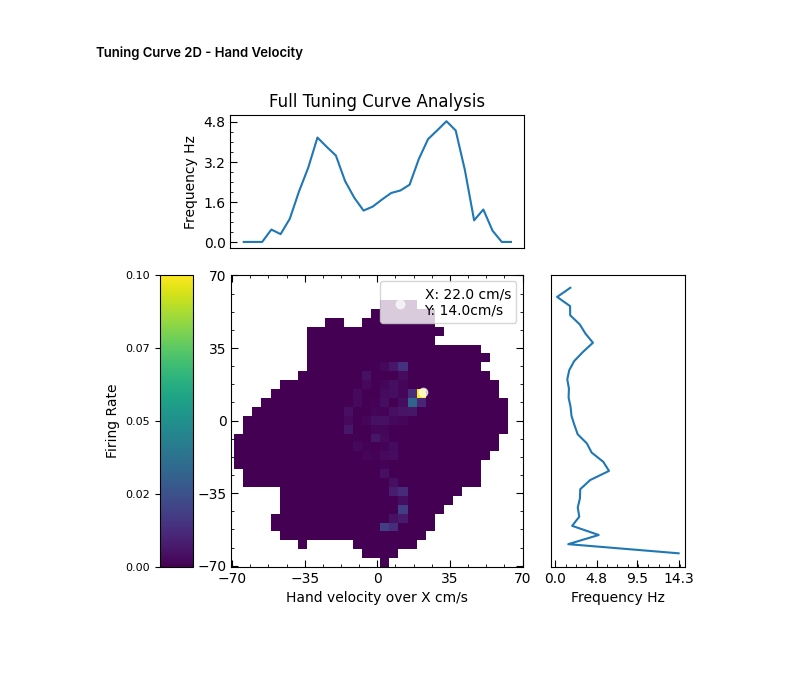
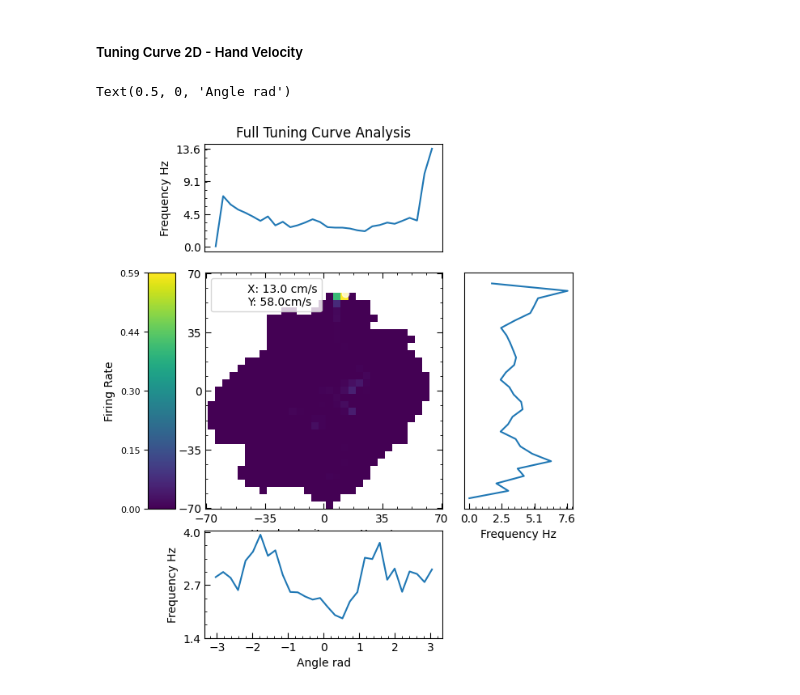
Before and after one commit to catniplab/NeuroTask, a Jupyter notebook: tutorial_data_analysis_nwb.ipynb, the cells around one changed output. Drawn from its saved outputs; the diff is of its cells as text; code cells hidden in the pictures; blank space fills up the shorter version.

Commit message:
plot update

```diff
--- a/tutorial_data_analysis_nwb.ipynb
+++ b/tutorial_data_analysis_nwb.ipynb
@@ -331,9 +352,11 @@ plt.plot(tune_y.index, tune_y[neuron])
 # %%
 # Specifications
 dataframe = df
-neuron = 100
+neuron = 15
 resolution = 30
 save = False
+x_var = 'hand_vel_x'
+y_var = 'hand_vel_y'
 
 # Extract spike timestamps and create Ts objects as the previous code does (for each neuron)
 ts_dict = {}
@@ -347,17 +370,22 @@ for i, column in enumerate(dataframe.columns):
 ts_group = nap.TsGroup(ts_dict)
 
 # Get the features in place (hand velocity) for the tuning
-feature_x = dataframe['hand_vel_x']
-feature_y = dataframe['hand_vel_y']
+feature_x = np.array(dataframe[x_var])
+feature_y = np.array(dataframe[y_var])
+index = np.array(dataframe[x_var].index)
+
+angle = np.arctan2(feature_y, feature_x)
 features = np.stack((feature_x, feature_y), axis=-1)
-feature_frame = nap.TsdFrame(t=np.array(dataframe['hand_vel_x'].index)*bin, d=np.array(features))
+feature_frame = nap.TsdFrame(t=index*bin, d=np.array(features))
 
-feature_x = nap.Tsd(np.array(feature_x.index)*bin, np.array(feature_x), time_units='ms')
-feature_y = nap.Tsd(np.array(feature_y.index)*bin, np.array(feature_y), time_units='ms')
+feature_x = nap.Tsd(index*bin, np.array(feature_x), time_units='ms')
+feature_y = nap.Tsd(index*bin, np.array(feature_y), time_units='ms')
+angle = nap.Tsd(index*bin, np.array(angle), time_units='ms')
 
 # generates all tuning curves
 tune_y = nap.process.tuning_curves.compute_1d_tuning_curves(ts_group, feature_y, resolution)
 tune_x = nap.process.tuning_curves.compute_1d_tuning_curves(ts_group, feature_x, resolution)
+tune_angle = nap.process.tuning_curves.compute_1d_tuning_curves(ts_group, angle, resolution)
 tune_2d = nap.process.tuning_curves.compute_2d_tuning_curves(ts_group, feature_frame, resolution)
 
 # extracts frequency and grid values
@@ -375,6 +403,8 @@ maximum_y = np.max(grid_y)
 hist_bound = np.max([np.abs(minimum_x), np.abs(minimum_y), np.abs(maximum_x), np.abs(maximum_y)])
 max_tunex = np.max(tune_x[neuron])
 max_tuney = np.max(tune_y[neuron])
+max_tuneangle = np.max(tune_angle[neuron])
+min_tuneangle = np.min(tune_angle[neuron])
 # %%
 max_locationF = np.nanargmax(value_2d)
 max_location = np.unravel_index(max_locationF, value_2d.shape)
@@ -436,31 +466,51 @@ yticks = []
 xticks = np.round(np.arange(0, max_tuney+1, max_tuney/3),1)
 
 plt.minorticks_on()
 plt.tick_params(direction='in')
 plt.tick_params(direction='in',which='minor', length=2.5, bottom=True, top=False, left=True, right=False)
 plt.tick_params(direction='in',which='major', length=5, bottom=True, top=False, left=True, right=False)
 plt.xticks(xticks)
 plt.yticks(yticks)
 
 #Label Managemnt
 plt.xlabel('Frequency Hz')
 
 # |----- Heat Map (Colorbar) -----|
 cb_subplot = fig.add_subplot(gs[2:4, 0])
 
 # Define the position and shrink the width
 pos = cb_subplot.get_position()  # Get the current position of the colorbar subplot
 new_pos = [pos.x0 + 0.09, pos.y0, pos.width * 0.25, pos.height]  # Adjust the width (reduce by 50%)
 cb_subplot.set_position(new_pos)  # Set the new position
 
 # Create the colorbar
 cb_max = np.nanmax(value_2d)
 cb_range = np.linspace(0, cb_max, 5)
 cbar = plt.colorbar(im, ticks=cb_range, label='Firing Rate', cax=cb_subplot)
 cbar.ax.tick_params(labelsize=8)
 cbar.ax.yaxis.set_label_position('left')  # Move label to the left
 cbar.ax.yaxis.set_ticks_position('left')  # Move ticks to the left
 # Round colorbar tick labels to 2 decimal places
 cbar.ax.yaxis.set_major_formatter(FormatStrFormatter('%.2f'))
+
+# |----- Angle Plot ----|
+angle_subplot = fig.add_subplot(gs[4,1:3])
+angle_subplot = plt.plot(tune_angle.index, tune_angle[neuron])
+
+# Tick managment
+yticks = np.round(np.arange(min_tuneangle-0.5, max_tuneangle+1, max_tuneangle/3),1)
+xticks = []
+
+plt.minorticks_on()
+plt.tick_params(direction='in')
+plt.tick_params(direction='in',which='minor', length=2.5, bottom=True, top=False, left=True, right=False)
+plt.tick_params(direction='in',which='major', length=5, bottom=True, top=False, left=True, right=False)
+#plt.xticks(xticks)
+plt.yticks(yticks)
+
+#Label Managemnt
+plt.ylabel('Frequency Hz')
+plt.xlabel('Angle rad')
 # %% [output]
+Text(0.5, 0, 'Angle rad')
-[figure, old version]
+[figure, new version]
```
Also changed, not shown: parts of 6 cells of this notebook.
